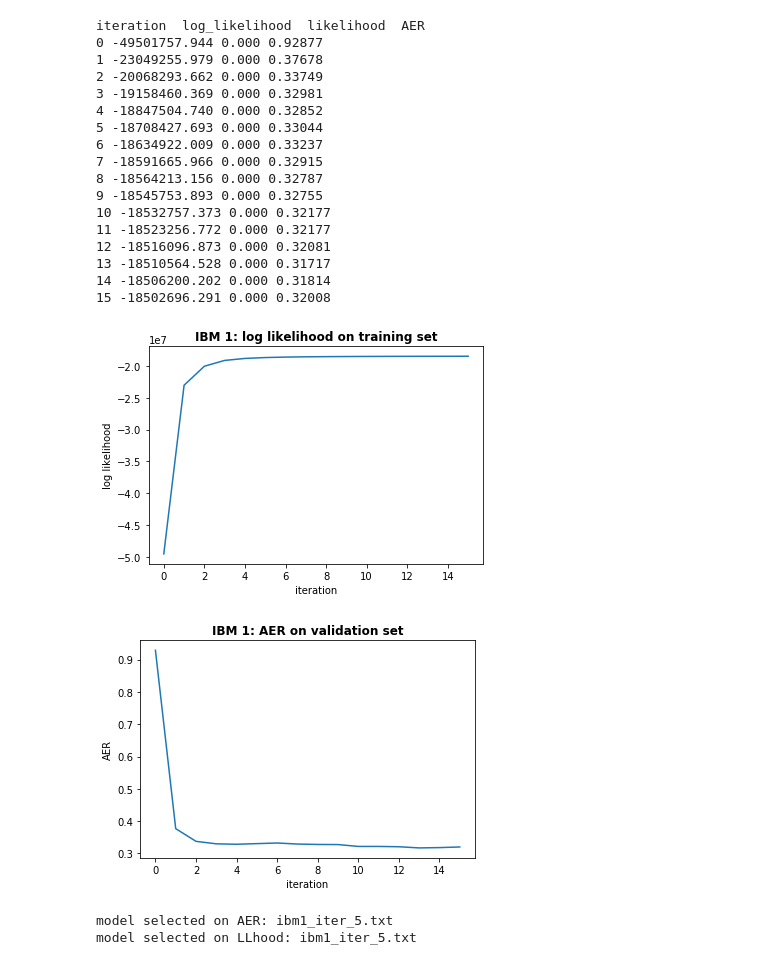
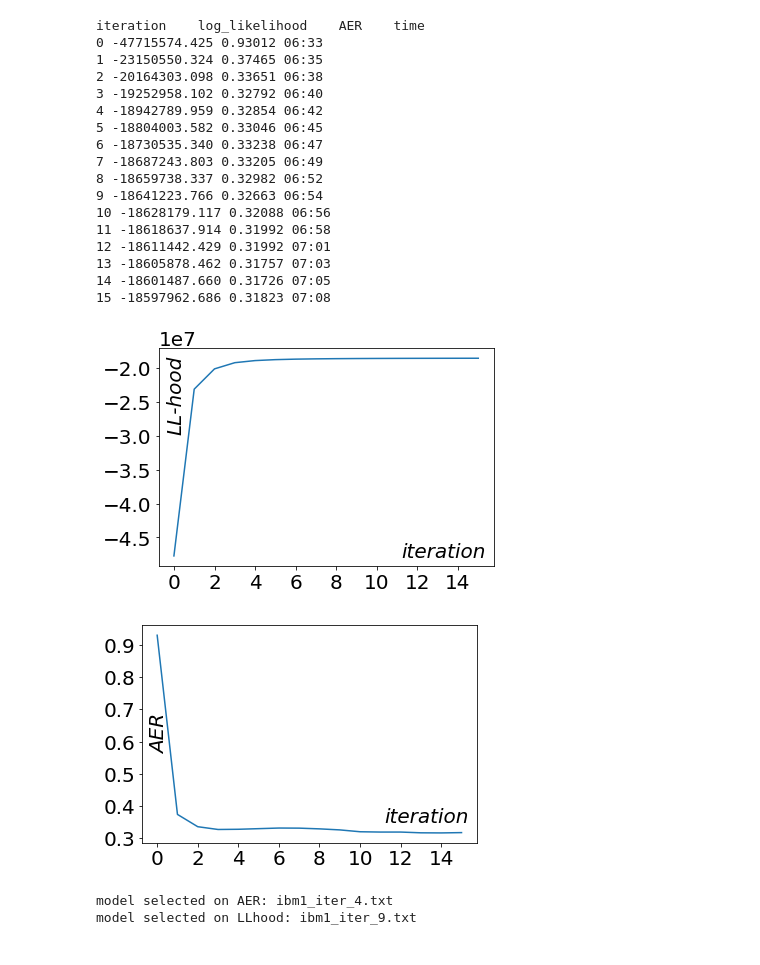
Before and after one commit to maartje/NLP2-Project1, a Jupyter notebook: Notebook_Experiments.ipynb, the cells around one changed output. Drawn from its saved outputs; the diff is of its cells as text; code cells hidden in the pictures.

```diff
--- a/Notebook_Experiments.ipynb
+++ b/Notebook_Experiments.ipynb
@@ -30,47 +30,43 @@ def IBM1_Train():
     (lprobs, log_lhoods, AERs) = ibm1.EM(
         s_t_pairs, s_vocabulary, t_vocabulary, 16,
         val_sentence_pairs, reference_alignments,
-        fn_after_iter_ibm1
+        debug_helpers.print_likelihood
     )
     return (lprobs, log_lhoods, AERs)
+# %%
+# train model
+(lprobs, llhoods, AERs) = IBM1_Train()
+
+
+# plot AER and llhood scores vs iteration
+plots.figure_log_likelihood(llhoods, 'IBM1_LOW')
+plots.figure_AER(AERs, 'IBM1_LOW')
+# %% [output]
+iteration    log_likelihood    AER    time
+0 -47715574.425 0.93012 06:33
+1 -23150550.324 0.37465 06:35
+2 -20164303.098 0.33651 06:38
+3 -19252958.102 0.32792 06:40
+4 -18942789.959 0.32854 06:42
+5 -18804003.582 0.33046 06:45
+6 -18730535.340 0.33238 06:47
+7 -18687243.803 0.33205 06:49
+8 -18659738.337 0.32982 06:52
+9 -18641223.766 0.32663 06:54
+10 -18628179.117 0.32088 06:56
+11 -18618637.914 0.31992 06:58
+12 -18611442.429 0.31992 07:01
+13 -18605878.462 0.31757 07:03
+14 -18601487.660 0.31726 07:05
+15 -18597962.686 0.31823 07:08
+[figure, added]
+[figure, added]
 # %%
-# train model
-(lprobs, llhoods, AERs) = IBM1_Train()
-
-# store AER and llhood scores in file
-fname_ibm1_AERs = "ibm1_AERs_iter15.txt"
-fname_ibm1_llhoods = "ibm1_llhoods_iter15.txt"
-persistence.save(AERs, fname_ibm1_AERs)
-persistence.save(llhoods, fname_ibm1_llhoods)
-
-# plot AER and llhood scores vs iteration
-plots.figure_log_likelihood(llhoods, 'IBM1')
-plots.figure_AER(AERs, 'IBM1')
-
 # select models based on AER and llhood selection criterion
 selected_model_AER = fname_ibm1(cc.select_model_AER(AERs))
 selected_model_llhood = fname_ibm1(cc.select_model_LLhood(llhoods))
 print('model selected on AER:', selected_model_AER)
 print('model selected on LLhood:', selected_model_llhood)
 # %% [output]
-iteration  log_likelihood  likelihood  AER
-0 -49501757.944 0.000 0.92877
-1 -23049255.979 0.000 0.37678
-2 -20068293.662 0.000 0.33749
-3 -19158460.369 0.000 0.32981
-4 -18847504.740 0.000 0.32852
-5 -18708427.693 0.000 0.33044
-6 -18634922.009 0.000 0.33237
-7 -18591665.966 0.000 0.32915
-8 -18564213.156 0.000 0.32787
-9 -18545753.893 0.000 0.32755
-10 -18532757.373 0.000 0.32177
-11 -18523256.772 0.000 0.32177
-12 -18516096.873 0.000 0.32081
-13 -18510564.528 0.000 0.31717
-14 -18506200.202 0.000 0.31814
-15 -18502696.291 0.000 0.32008
+model selected on AER: ibm1_iter_4.txt
+model selected on LLhood: ibm1_iter_9.txt
-[figure, removed]
-[figure, removed]
-model selected on AER: ibm1_iter_5.txt
-model selected on LLhood: ibm1_iter_5.txt
```
Also changed, not shown: parts of 1 cell of this notebook, 4 other files.
